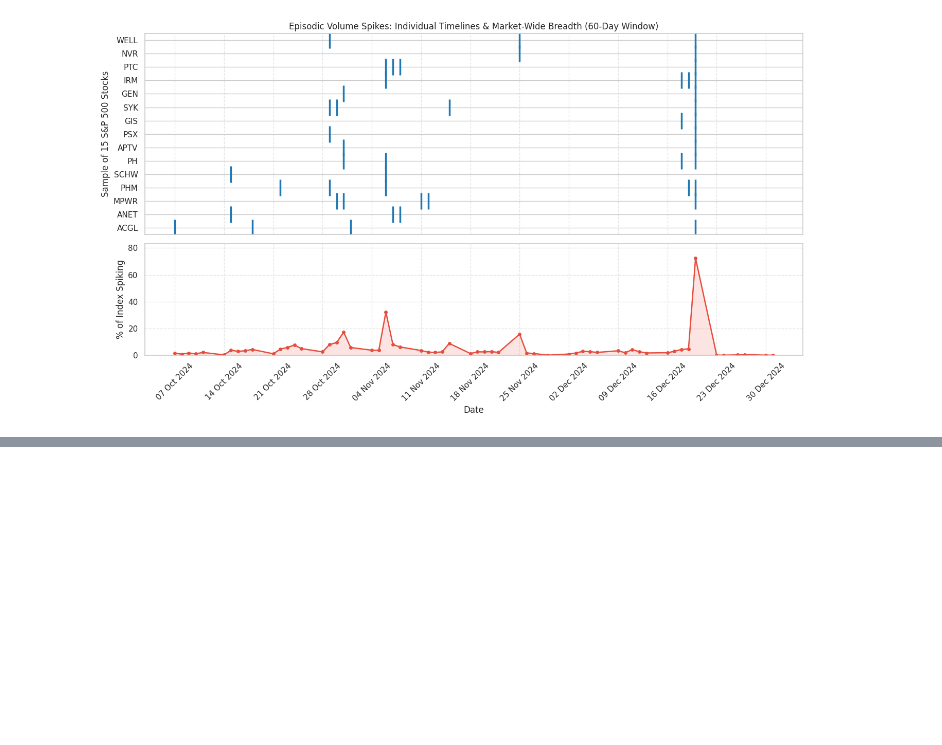
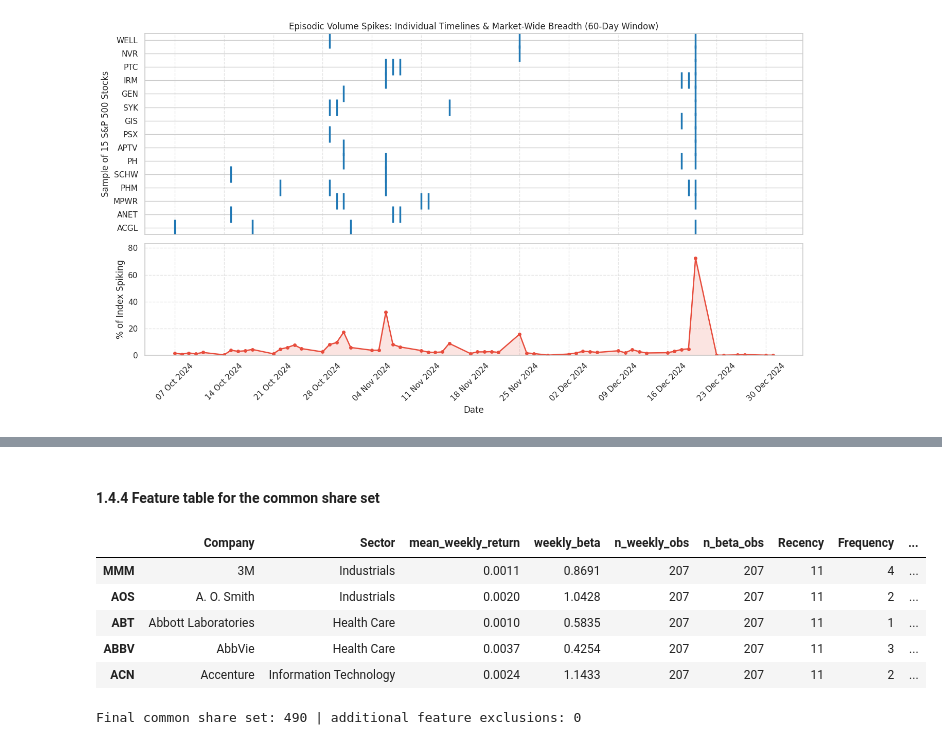
Before and after one commit to Dewdahara/CRMCM_CW1_w2054873, a Jupyter notebook: CRMCM_CW1_w2054873.ipynb, the cells around one changed output, grey strips where cells are left out. Saved outputs shown, nothing was run; the diff lists cells and outputs as text; code cells hidden in the pictures; blank space fills up the shorter version.

```diff
--- a/CRMCM_CW1_w2054873.ipynb
+++ b/CRMCM_CW1_w2054873.ipynb
@@ -1081,0 +1135,42 @@ plt.show()
+# %% [markdown]
+#### 1.4.4 Feature table for the common share set
+# %%
+# Feature table with one row per share: the five features plus a few extra columns for reference.
+features = pd.DataFrame({
+    "mean_weekly_return": mean_weekly_return,
+    "weekly_beta": beta,
+    "n_weekly_obs": n_weeks,
+    "n_beta_obs": beta_df["Paired_weeks"],
+    "Recency": recency,
+    "Frequency": frequency,
+    "Monetary": monetary,
+    "last_high_volume_date": last_event_date,
+}).join(constituents.set_index("Ticker")[["Company", "Sector"]])
+core = ["mean_weekly_return", "weekly_beta", "Recency", "Frequency", "Monetary"]
+features_final = features.dropna(subset=core).copy()
+features_final["Recency"] = features_final["Recency"].astype(int)
+features_final["Frequency"] = features_final["Frequency"].astype(int)
+features_final = features_final[["Company", "Sector"] + [c for c in features_final.columns if c not in ("Company", "Sector")]]
+
+# Log any extra exclusions caused by too few weekly returns or no high-volume event.
+dropped = features.index.difference(features_final.index)
+for ticker in dropped:
+    reasons = []
+    if pd.isna(features.loc[ticker, "mean_weekly_return"]) or pd.isna(features.loc[ticker, "weekly_beta"]):
+        reasons.append("insufficient valid weekly return/beta observations")
+    if pd.isna(features.loc[ticker, "Recency"]):
+        reasons.append("no qualifying high-volume event in valid history")
+    log.loc[ticker, "included"] = False
+    log.loc[ticker, "exclusion_reason"] = "; ".join(reasons) or "missing required feature"
+features_final.to_csv(f"{DATA_DIR}/features_table.csv")
+features_final.to_excel(f"{DATA_DIR}/features_table.xlsx")
+display(features_final.head())
+print(f"Final common share set: {len(features_final)} | additional feature exclusions: {len(dropped)}")
+# %% [output]
+|  | Company | Sector | mean_weekly_return | weekly_beta | n_weekly_obs | n_beta_obs | Recency | Frequency | ... |
+| MMM | 3M | Industrials | 0.0011 | 0.8691 | 207 | 207 | 11 | 4 | ... |
+| AOS | A. O. Smith | Industrials | 0.0020 | 1.0428 | 207 | 207 | 11 | 2 | ... |
+| ABT | Abbott Laboratories | Health Care | 0.0010 | 0.5835 | 207 | 207 | 11 | 1 | ... |
+| ABBV | AbbVie | Health Care | 0.0037 | 0.4254 | 207 | 207 | 11 | 3 | ... |
+| ACN | Accenture | Information Technology | 0.0024 | 1.1433 | 207 | 207 | 11 | 2 | ... |
+Final common share set: 490 | additional feature exclusions: 0
```
Also changed, not shown: parts of 3 cells of this notebook.
